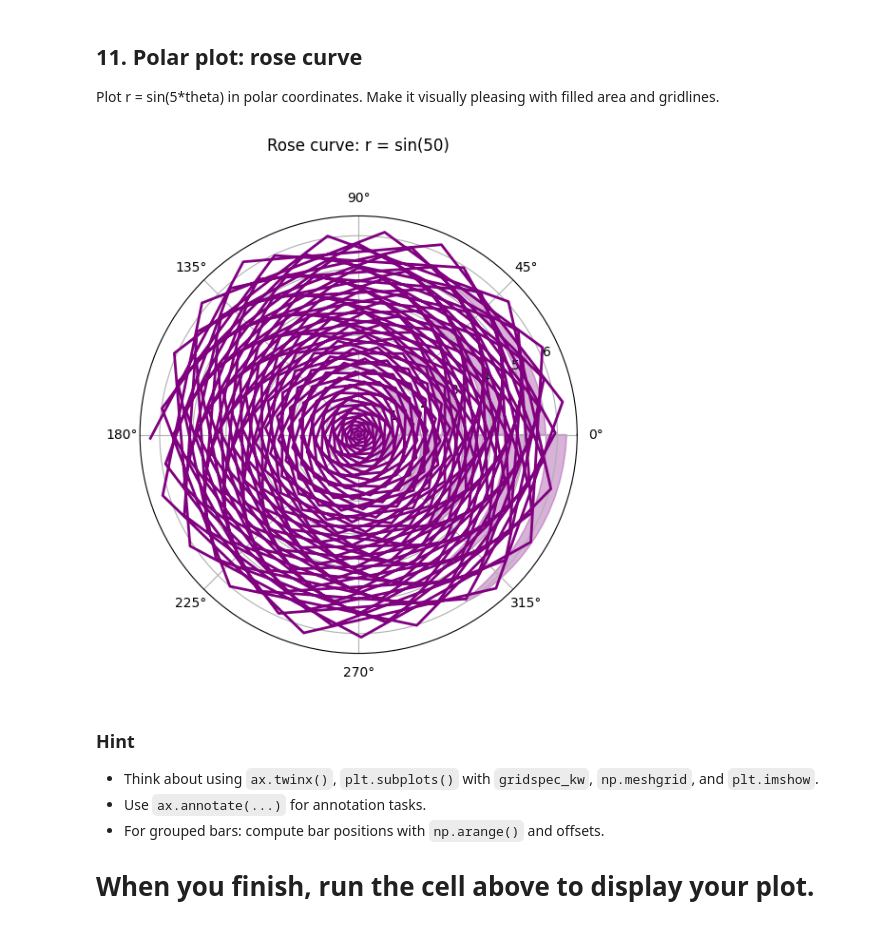
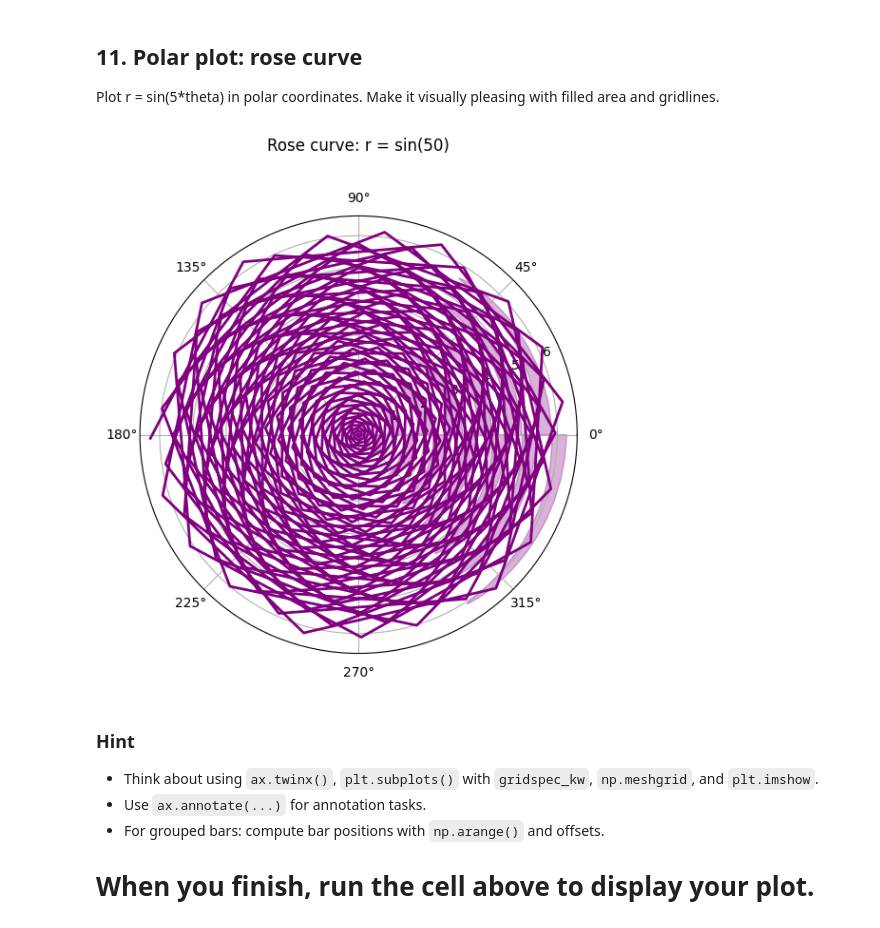
Before and after one commit to K-K-0/Matplotlib, a Jupyter notebook: matplotlib_practice_advanced.ipynb, the cells around one changed output. Saved outputs shown, nothing was run; the diff lists cells and outputs as text; code cells hidden in the pictures.

```diff
--- a/matplotlib_practice_advanced.ipynb
+++ b/matplotlib_practice_advanced.ipynb
@@ -370,21 +370,21 @@ Plot r = sin(5*theta) in polar coordinates. Make it visually pleasing with fille
 # %%
 theta = np.linspace(0, 2*np.pi, 400)
 
-r = np.sin(5 * theta)
+r = np.sin(7 * theta)
 
 fi, ax = plt.subplots(subplot_kw={"projection":"polar"}, figsize=(6,6))
 
 ax.plot(theta, color='purple', linewidth=2)
 
 ax.fill(r, theta, color='purple', alpha=0.3)
 
 ax.set_title("Rose curve: r = sin(50)", pad=50)
 
 plt.grid(True)
 plt.tight_layout()
 plt.show()
 # %% [output]
-[figure, old version]
+[figure, new version]
 # %% [markdown]
 ### Hint
 - Think about using `ax.twinx()`, `plt.subplots()` with `gridspec_kw`, `np.meshgrid`, and `plt.imshow`.
```
Also changed, not shown: parts of 4 cells of this notebook.
